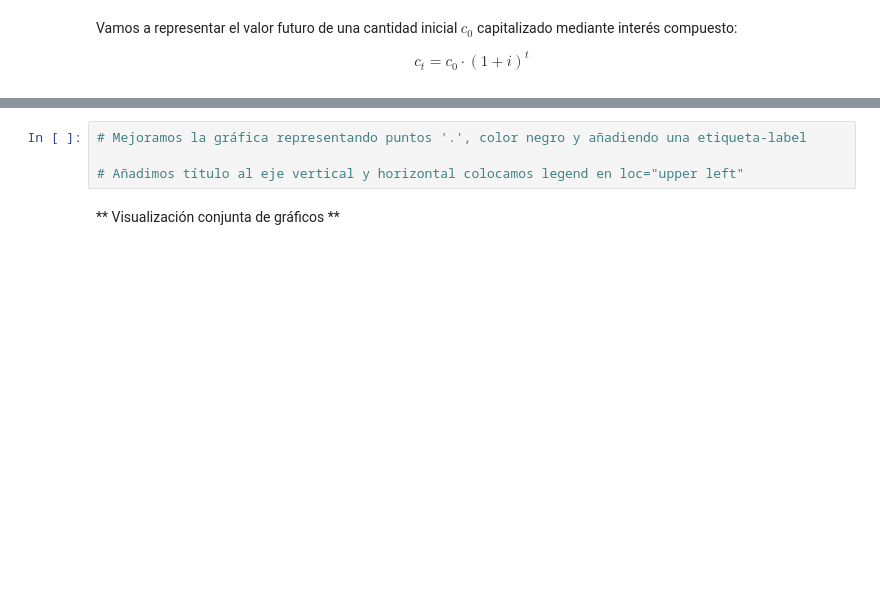
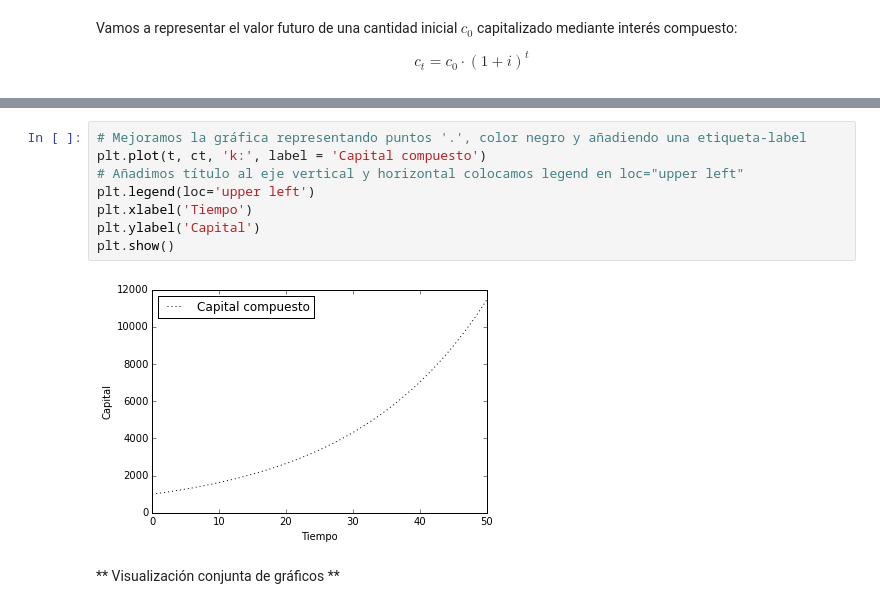
Before and after one commit to PacoSalas/Gesti-n-de-tesorer-a-con-Python, a Jupyter notebook: Sesion2.ipynb, the cells around one changed output, grey strips where cells are left out. Drawn from its saved outputs; the diff is of its cells as text; blank space fills up the shorter version.

```diff
--- a/Sesion2.ipynb
+++ b/Sesion2.ipynb
@@ -127,7 +542,13 @@ $$c_t = c_0 \cdot (1+i)^t$$
 # %%
 # Mejoramos la gráfica representando puntos '.', color negro y añadiendo una etiqueta-label
-
+plt.plot(t, ct, 'k:', label = 'Capital compuesto')
 # Añadimos título al eje vertical y horizontal colocamos legend en loc="upper left"
+plt.legend(loc='upper left')
+plt.xlabel('Tiempo')
+plt.ylabel('Capital')
+plt.show()
+# %% [output]
+[figure, added]
 # %% [markdown]
 ** Visualización conjunta de gráficos **
 # %% [markdown]
```
Also changed, not shown: parts of 55 cells of this notebook, 9 other files.
